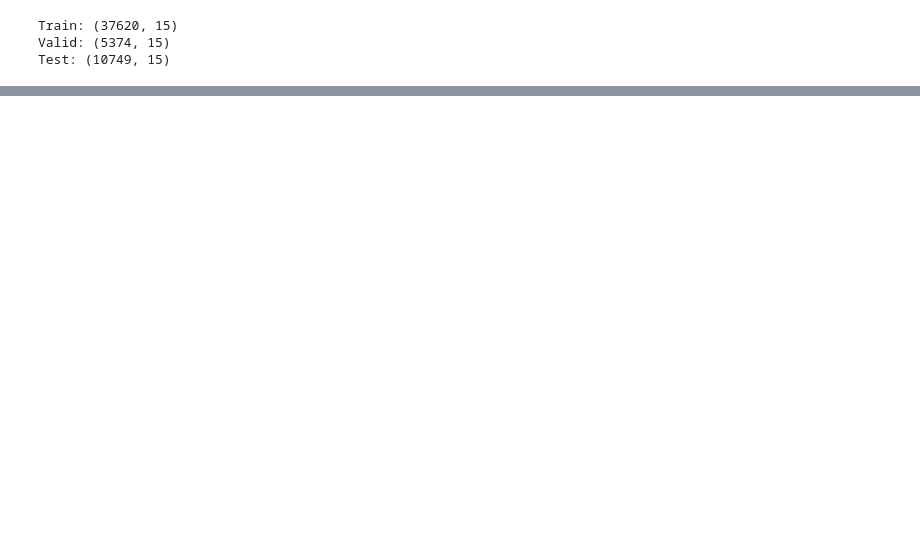
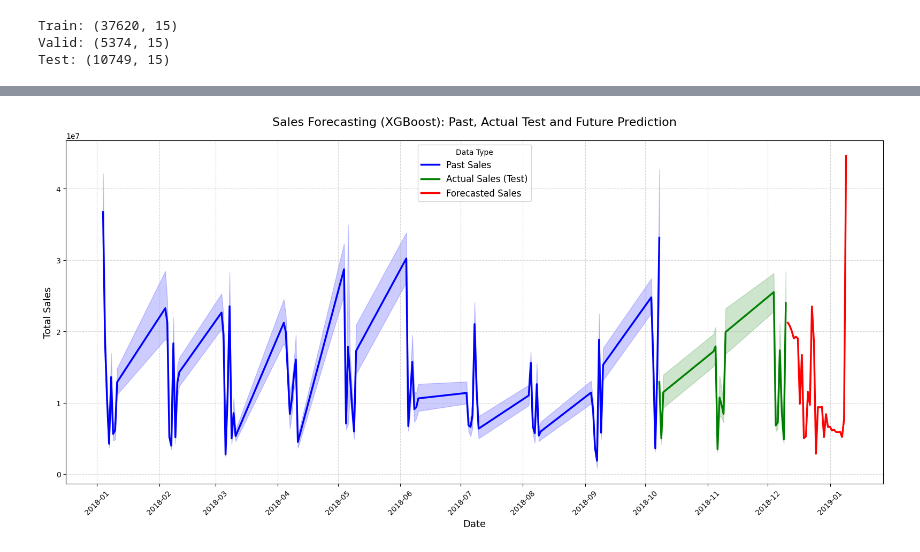
Before and after one commit to KieuOanhUIT/IS403.P23.OnlineSalesData, a Jupyter notebook: Model/XGBoost.ipynb, the cells around one changed output, grey strips where cells are left out. Drawn from its saved outputs; the diff is of its cells as text; code cells hidden in the pictures; blank space fills up the shorter version.

```diff
--- a/Model/XGBoost.ipynb
+++ b/Model/XGBoost.ipynb
@@ -199,0 +142,57 @@ plt.show()
+# %%
+# 7. Dự đoán tương lai 30 ngày
+last_date = test_df['date'].iloc[-1]
+future_dates = pd.date_range(start=last_date + timedelta(days=1), periods=30).strftime('%Y-%m-%d')
+
+future_X_raw = test_df[features].iloc[-30:].values
+future_X_scaled = scaler_X.transform(future_X_raw)
+future_dmatrix = xgb.DMatrix(future_X_scaled)
+future_preds_scaled = model.predict(future_dmatrix)
+future_sales = scaler_y.inverse_transform(future_preds_scaled.reshape(-1, 1)).flatten()
+
+future_df = pd.DataFrame({
+    'date': pd.to_datetime(future_dates),
+    'total_sales': future_sales,
+    'type': 'Forecasted Sales'
+})
+# %%
+# 8. Visualization tổng thể
+train_df['type'] = 'Past Sales'
+valid_df['type'] = 'Past Sales'
+test_df['type'] = 'Actual Sales (Test)'
+
+combined_df = pd.concat([
+    train_df[['date', 'total_sales', 'type']],
+    valid_df[['date', 'total_sales', 'type']],
+    test_df[['date', 'total_sales', 'type']],
+    future_df
+], ignore_index=True)
+
+plt.figure(figsize=(16, 8))
+sns.lineplot(
+    data=combined_df,
+    x='date',
+    y='total_sales',
+    hue='type',
+    style='type',
+    dashes=False,
+    palette={
+        'Past Sales': 'blue',
+        'Actual Sales (Test)': 'green',
+        'Forecasted Sales': 'red'
+    },
+    linewidth=2.5
+)
+
+plt.gca().xaxis.set_major_locator(mdates.MonthLocator(interval=1))
+plt.gca().xaxis.set_major_formatter(mdates.DateFormatter('%Y-%m'))
+plt.xticks(rotation=45)
+plt.xlabel('Date', fontsize=13)
+plt.ylabel('Total Sales', fontsize=13)
+plt.title('Sales Forecasting (XGBoost): Past, Actual Test and Future Prediction', fontsize=16, pad=20)
+plt.grid(True, linestyle='--', alpha=0.5)
+plt.legend(title='Data Type', fontsize=12)
+plt.tight_layout()
+plt.show()
+# %% [output]
+[figure, added]
```
Also changed, not shown: parts of 9 cells of this notebook.
